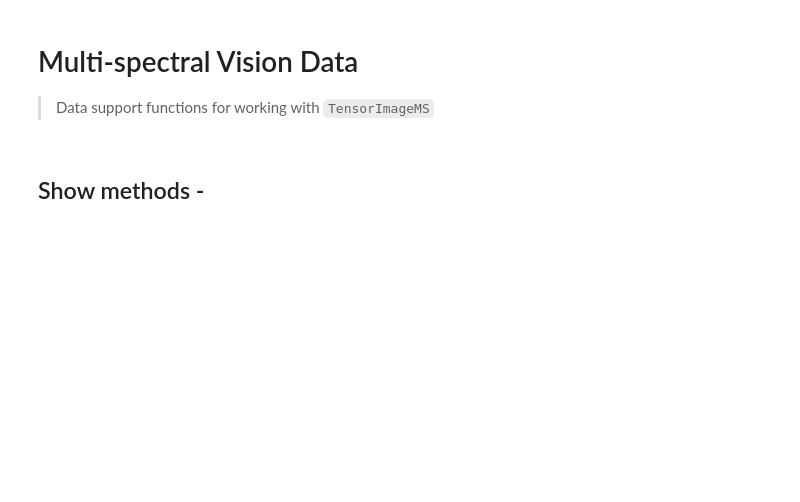
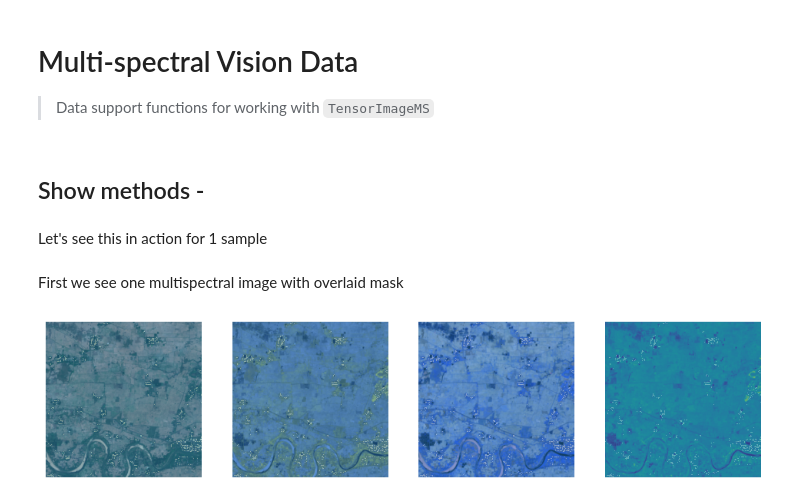
Before and after one commit to restlessronin/fastgs, a Jupyter notebook: nbs/08a_vision.data.ipynb, the cells around one changed output. Saved outputs shown, nothing was run; the diff lists cells and outputs as text; code cells hidden in the pictures; blank space fills up the shorter version.

Commit message:
show_results working

```diff
--- a/nbs/08a_vision.data.ipynb
+++ b/nbs/08a_vision.data.ipynb
@@ -16,11 +16,45 @@ from fastgs.vision.core import *
 > Data support functions for working with `TensorImageMS`
 # %% [markdown]
 ## Show methods -
+# %%
+#| export
+def _get_sample_ctxs(nimgs: int, nsamples: int, mskovl: bool, figsize=None):
+    nrows = nsamples
+    ncols = nimgs if mskovl else nimgs + 1
+
+    ctxs = get_grid(nrows * ncols, nrows, ncols, figsize=figsize)
+    return [ctxs[pos : pos + ncols] for pos in range(0, len(ctxs), ncols)]
 # %%
 #| export
-def _show_one_sample(img: TensorImageMS, msk: TensorMask, row, mskovl, **kwargs):
+def _show_one_sample(img: TensorImageMS, msk: TensorMask, row, mskovl: bool, **kwargs):
     if mskovl:
-        return [msk.show(ctx=c, **kwargs) for c in img.show(ctxs=row, **kwargs)]
+        return [msk.show(ctx=c,**kwargs) for c in img.show(ctxs=row,**kwargs)]
     else:
-        nimgs = img.num_images()
-        return img.show(ctxs=row[:nimgs]) + [msk.show(row[nimgs])]
+        nimgs: int = img.num_images()
+        return img.show(ctxs=row[:nimgs],**kwargs) + [msk.show(ctx=row[nimgs],**kwargs)]
+# %% [markdown]
+Let's see this in action for 1 sample
+# %%
+from fastgs.geospatial.sentinel import *
+from fastgs.vision.testio import *
+
+elvn_bands = Sentinel2(
+    ["B02","B03","B04","B05","B06","B07","B08","B8A","B11","B12","AOT"],
+    [Sentinel2.natural_color, ["B07","B06","B05"],["B12","B11","B8A"],["B08"]],
+    get_channel_filenames,
+    read_multichan_files,
+    read_mask_file
+)
+
+elvn_imgs = elvn_bands.load_tensor(66)
+elvn_mask = elvn_bands.load_mask(66)
+
+def _show_one(mskovl):
+    rowcx = _get_sample_ctxs(elvn_imgs.num_images(), 1, mskovl)
+    _show_one_sample(elvn_imgs, elvn_mask, rowcx[0], mskovl)
+# %% [markdown]
+First we see one multispectral image with overlaid mask
+# %%
+_show_one(True)
+# %% [output]
+[figure, added]
```
Also changed, not shown: parts of 3 cells of this notebook, 15 other files.
